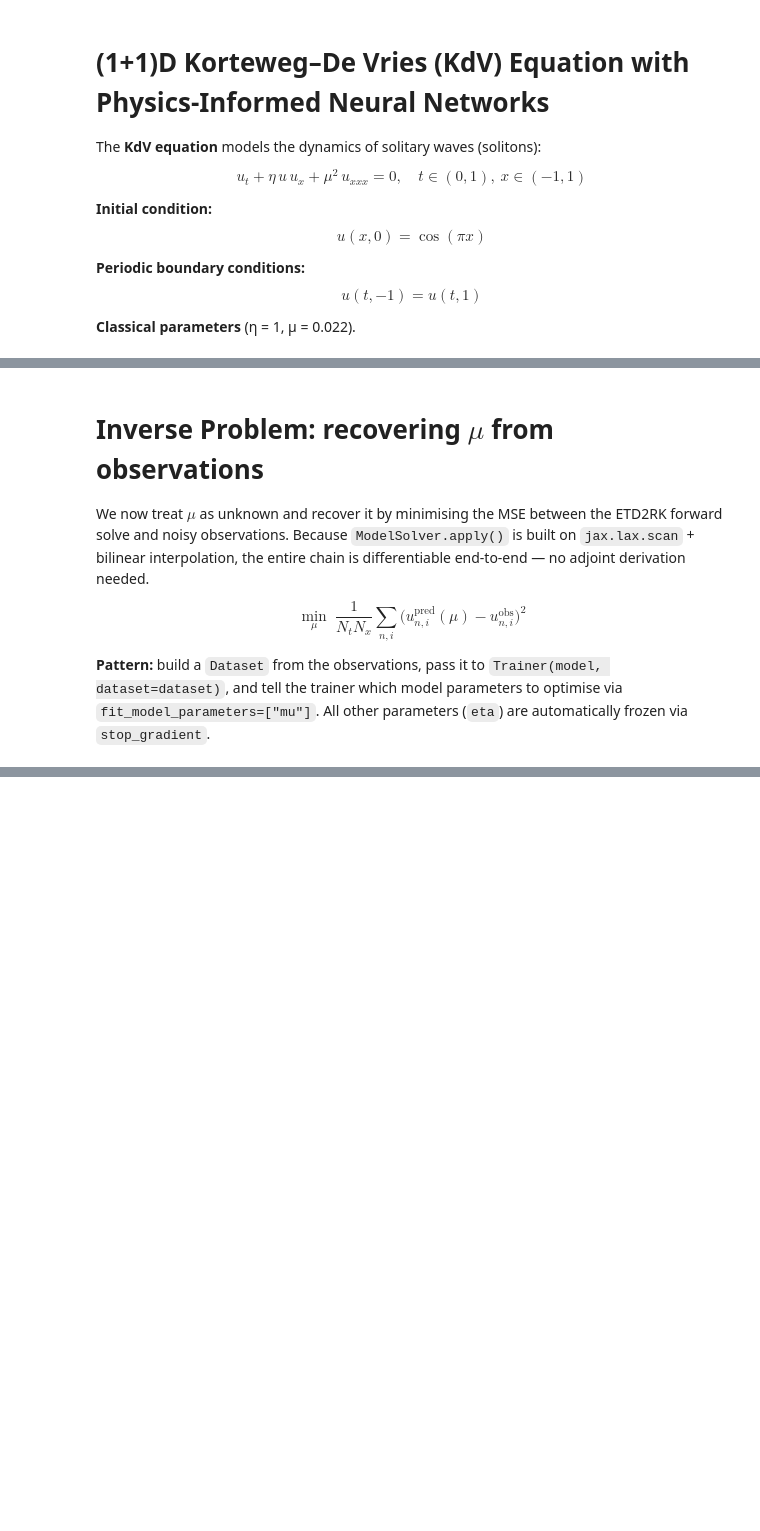
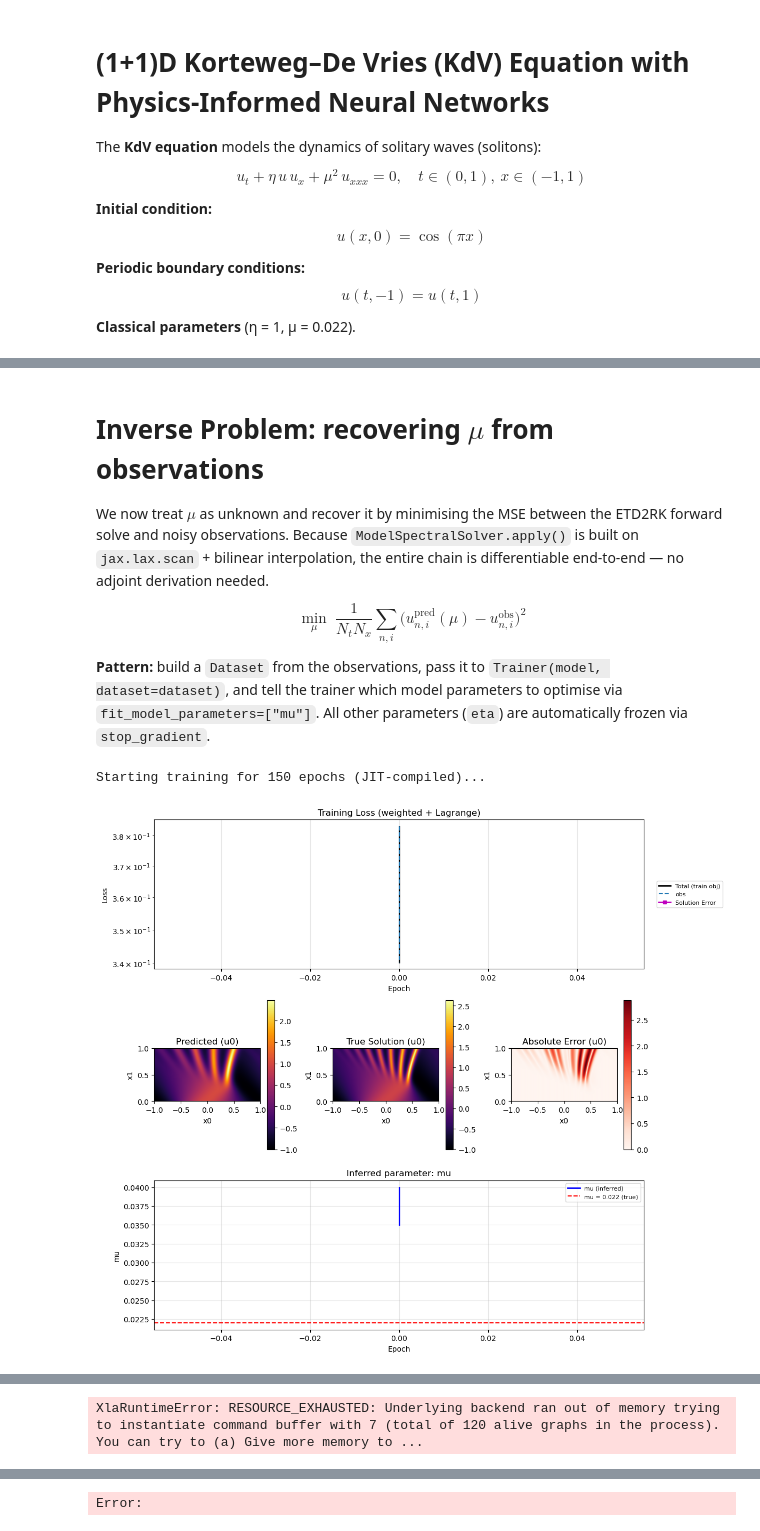
Before and after one commit to gatocor/pinn_models, a Jupyter notebook: examples/solver_1+1D_korteweg_de_vries_inverse.ipynb, the cells around one changed output, grey strips where cells are left out. Saved outputs shown, nothing was run; the diff lists cells and outputs as text; code cells hidden in the pictures; blank space fills up the shorter version.

```diff
--- a/examples/solver_1+1D_korteweg_de_vries_inverse.ipynb
+++ b/examples/solver_1+1D_korteweg_de_vries_inverse.ipynb
@@ -35,37 +35,36 @@ Nt = 200
 
 t_ref = np.linspace(0, 1, Nt)
 
-# ── DomainGrid (periodic, Fourier basis) ────────────────────────────────────
-domain_grid = pinns.DomainGrid(
+# ── DomainCubic (periodic, Fourier basis) ────────────────────────────────────
+domain_grid = pinns.DomainCubic(
     space=[(-1.0, 1.0)],
-    shape=Nx,
-    bc="periodic",
     time=(0.0, 1.0),
 )
-x_ref = np.array(domain_grid.x)   # (512,) periodic nodes
 
-# ── ModelSolver (integrator owned by the model) ──────────────────────────────
-# Operators use a flat p dict: p["mu2"], p["eta"], etc.
+# ── ModelSpectralSolver ───────────────────────────────────────────────────────
+# x, k, forward/inverse live on the model, not on DomainCubic.
 integrator = pinns.IntegratorETD2RK(dt=5e-4)
-model_solver = pinns.ModelSolver(domain_grid, ["u"], integrator)
+model_solver = pinns.ModelSpectralSolver(domain_grid, ["u"], integrator, shape=(Nx,))
 
-# Linear part:  L_k = i·μ²·k³   (k · K2 = k · k² = k³)
+x_ref = np.array(model_solver._grids[0])   # (Nx,) periodic nodes
+
+# Linear part:  L_k = i·μ²·k³
 model_solver.set_linear_op(
-    lambda K2, p: {"u": 1j * p["mu2"] * domain_grid.k * K2}
+    lambda K2, p: {"u": 1j * p["mu2"] * model_solver.k * K2}
 )
 
 # Nonlinear part:  N(û)_k = -i·η·k/2 · FFT(u²)
 def kdv_nonlinear(state_hat, p):
-    u = domain_grid.inverse(state_hat["u"])
-    return {"u": -1j * p["eta"] / 2.0 * domain_grid.k
-                 * domain_grid.forward(u * u)}
+    u = model_solver.inverse(state_hat["u"])
+    return {"u": -1j * p["eta"] / 2.0 * model_solver.k
+                 * model_solver.forward(u * u)}
 
 model_solver.set_nonlinear_op(kdv_nonlinear)
 model_solver.add_parameter("eta", eta_val)
 model_solver.add_parameter("mu2", mu_val**2)
 
 # Initial condition  u(x, 0) = cos(πx)
-model_solver.add_initial(jnp.cos(jnp.pi * domain_grid.x))
+model_solver.add_initial(jnp.cos(jnp.pi * jnp.array(x_ref)))
 
 # ── Forward solve  (dt=5e-4 → 2000 steps) ───────────────────────────────────
 U_etd = model_solver.solve(t_obs=t_ref)
@@ -73,7 +72,7 @@ U_etd = model_solver.solve(t_obs=t_ref)
 # Inverse Problem: recovering $\mu$ from observations
 
 We now treat $\mu$ as unknown and recover it by minimising the MSE between
-the ETD2RK forward solve and noisy observations.  Because `ModelSolver.apply()`
+the ETD2RK forward solve and noisy observations.  Because `ModelSpectralSolver.apply()`
 is built on `jax.lax.scan` + bilinear interpolation, the entire chain is
 differentiable end-to-end — no adjoint derivation needed.
 
@@ -88,25 +87,25 @@ U_ref   = np.array(U_etd["u"])   # (Nt, Nx) physical space
 rng_np  = np.random.default_rng(42)
 U_noisy = U_ref + rng_np.normal(0, 0.01, U_ref.shape)
 
-# ── ModelSolver with μ as to-be-inferred parameter ───────────────────────────
+# ── ModelSpectralSolver with μ as to-be-inferred parameter ───────────────────
 integrator_inv = pinns.IntegratorETD2RK(dt=5e-4, checkpoint=True)
-model_inv = pinns.ModelSolver(domain_grid, ["u"], integrator_inv)
+model_inv = pinns.ModelSpectralSolver(domain_grid, ["u"], integrator_inv, shape=(Nx,))
 
 model_inv.set_linear_op(
-    lambda K2, p: {"u": 1j * p["mu"] ** 2 * domain_grid.k * K2}
+    lambda K2, p: {"u": 1j * p["mu"] ** 2 * model_inv.k * K2}
 )
 
 def kdv_nonlinear_inv(state_hat, p):
-    u = domain_grid.inverse(state_hat["u"])
-    return {"u": -1j * p["eta"] / 2.0 * domain_grid.k
-                 * domain_grid.forward(u * u)}
+    u = model_inv.inverse(state_hat["u"])
+    return {"u": -1j * p["eta"] / 2.0 * model_inv.k
+                 * model_inv.forward(u * u)}
 
 model_inv.set_nonlinear_op(kdv_nonlinear_inv)
 model_inv.add_parameter("eta", eta_val)
 model_inv.add_parameter("mu",  0.04)   # initial guess
-model_inv.add_initial(jnp.cos(jnp.pi * domain_grid.x))
+model_inv.add_initial(jnp.cos(jnp.pi * jnp.array(x_ref)))
 
-# Observation times are needed by ModelSolver.apply for interpolation.
+# Observation times are needed by ModelSpectralSolver.apply for interpolation.
 model_inv._obs_times = t_ref
 
 # ── Dataset: scatter (x, t) observation points ──────────────────────────────
@@ -117,31 +116,34 @@ U_obs_flat = U_noisy.ravel().astype(np.float32)
 
 idx = rng_np.choice(len(X_obs), size=4096, replace=False)
 dataset = pinns.Dataset()
 dataset.add_points(X_obs[idx], U_obs_flat[idx], name="obs", component=0)
 
 # ── Reference solution interpolant (ETD2RK ground truth) ────────────────────
 from scipy.interpolate import RegularGridInterpolator
 
 _u_ref_interp = RegularGridInterpolator(
     (t_ref, x_ref), U_ref, method="linear", bounds_error=False, fill_value=None
 )
 
 def u_reference(xy, params=None):
     """Interpolate ETD2RK reference onto arbitrary (x, t) points.
     xy: (N, 2) array with columns [x_spatial, t]."""
     xt = np.column_stack([xy[:, 1], xy[:, 0]])   # flip to (t, x) for interp
     return _u_ref_interp(xt).reshape(-1, 1)
 
-# ── Trainer (no PDE problem — dataset-only inverse) ───────────────────────────
+# ── Trainer (no PDE problem — dataset-only inverse) ──────────────────────────
 from pinns.trainer.optimizers import AdamOptimizer
 
 trainer = pinns.Trainer(model_inv, dataset=dataset)
 trainer.add_solution(u_reference)
 trainer.add_parameter_solution("mu", mu_val)   # true μ = 0.022 shown as reference line
 trainer.compile(
     fit_model_parameters=["mu"],
     optimizer=AdamOptimizer(learning_rate=5e-3),
     epochs=150,
     print_each=1,
 )
 trainer.train()
+# %% [output]
+Starting training for 150 epochs (JIT-compiled)...
+[figure, added]
@@ -147,0 +154 @@ trainer.train()
+XlaRuntimeError: RESOURCE_EXHAUSTED: Underlying backend ran out of memory trying to instantiate command buffer with 7 (total of 120 alive graphs in the process). You can try to (a) Give more memory to ...
@@ -147,0 +156 @@ trainer.train()
+Error:
```
Also changed, not shown: parts of 2 cells of this notebook, 25 other files.
